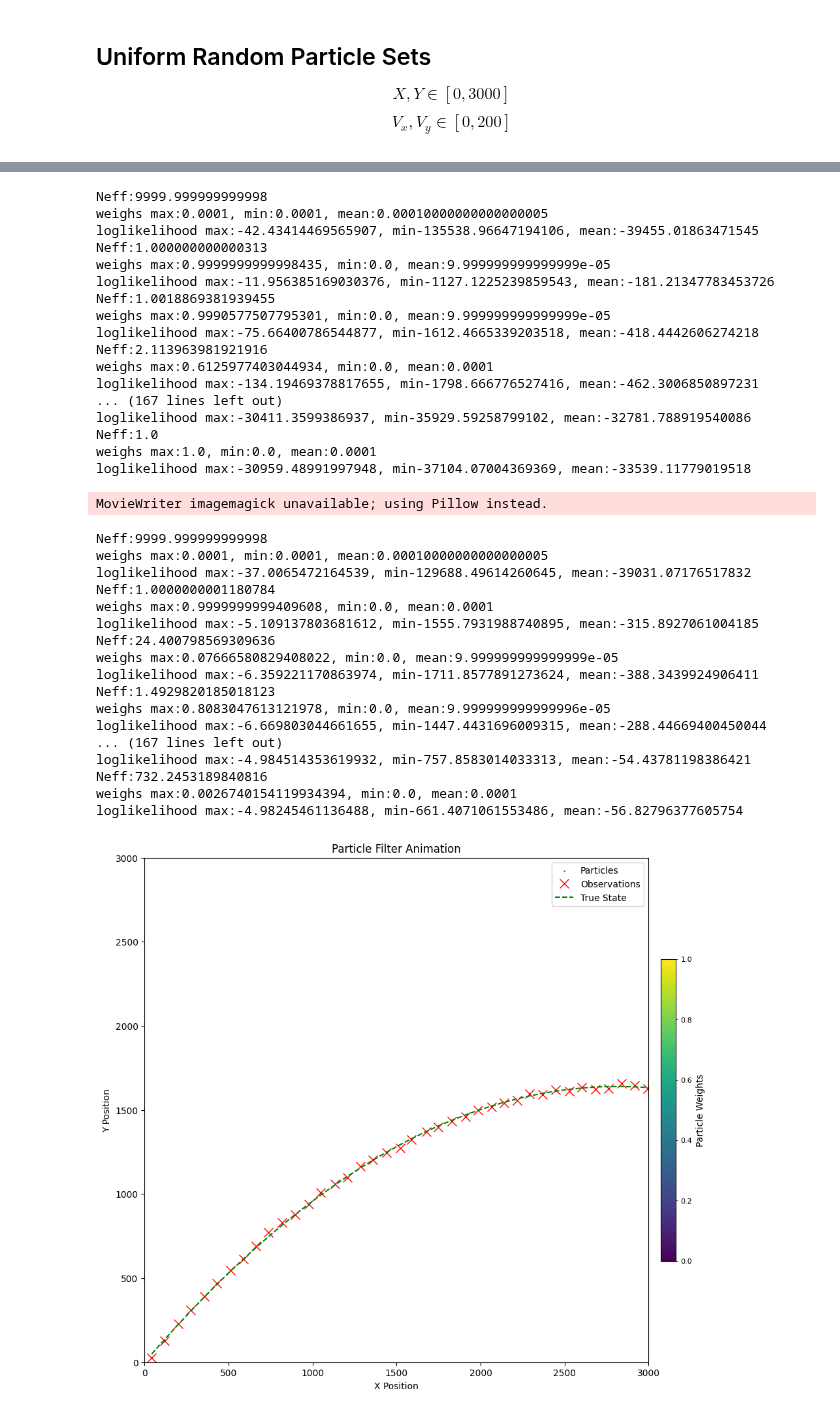
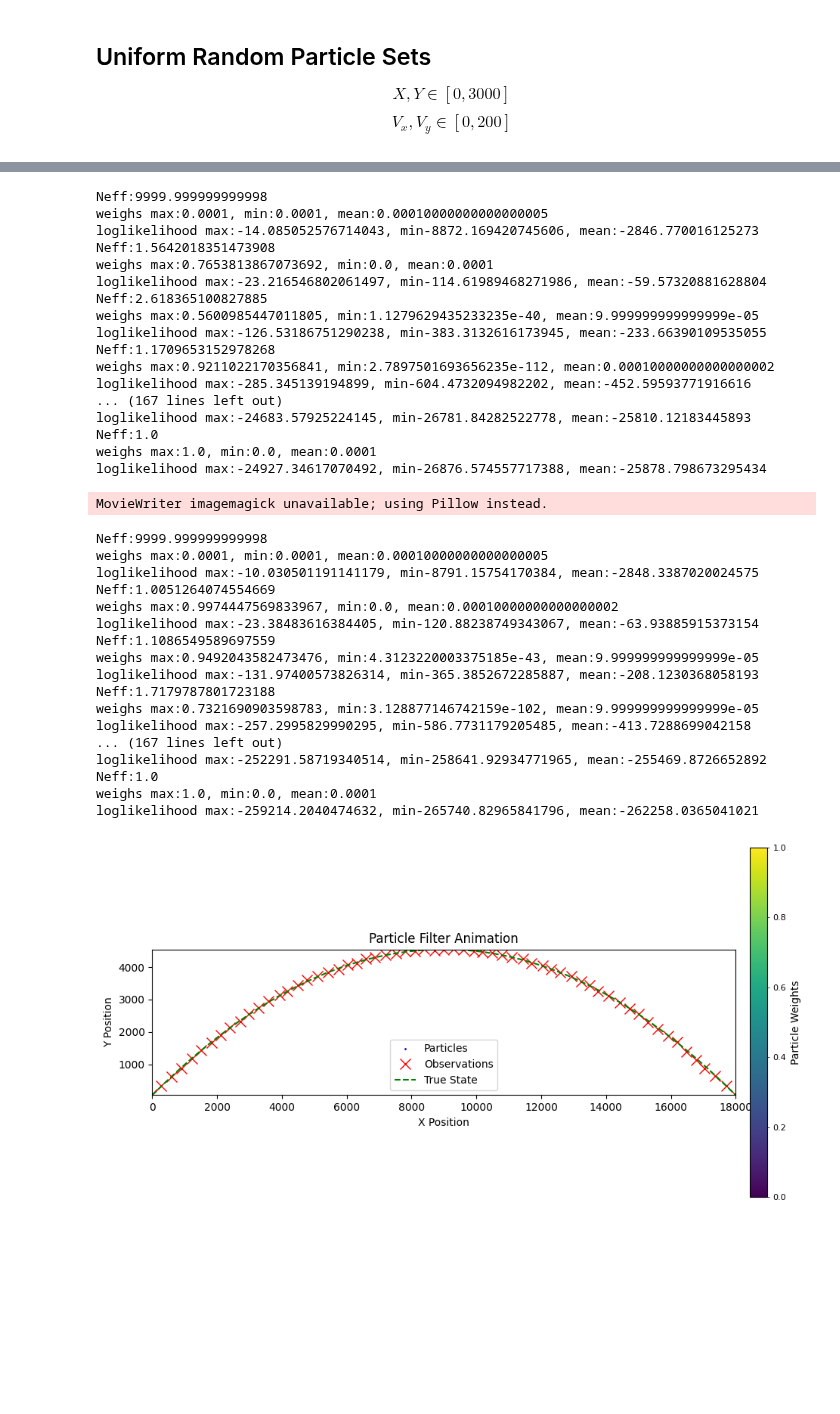
Before and after one commit to Horizon-42/particle_filter, a Jupyter notebook: run_partickle_filter.ipynb, the cells around one changed output, grey strips where cells are left out. Cells and saved outputs as stored; diff of their text form; code cells hidden in the pictures; blank space fills up the shorter version.

```diff
--- a/run_partickle_filter.ipynb
+++ b/run_partickle_filter.ipynb
@@ -16,10 +16,10 @@ from IPython.display import HTML
 from ball_throwing_simulator import BallThrowingSimulator
 # %%
 ball_num = 1
-# init_state = np.array([[0, 0], [50,30], [100,80], [100,80]])  # Initial state: [x, y, vx, vy]
-simulator = BallThrowingSimulator(delta_t=0.5, ball_num=ball_num, observation_variance=[10, 10])
+init_state = np.array([[0], [50], [300], [300]])  # Initial state: [x, y, vx, vy]
+simulator = BallThrowingSimulator(delta_t=1, init_state=init_state, ball_num=ball_num, observation_variance=[10, 10])
 # Simulate the motion and observations
-states, observations = simulator.simulate(time=30)
+states, observations = simulator.simulate(time=60)
 print(states.shape, observations.shape)
 # Show the simulated states and observations
 fig, ax = plt.subplots(figsize=(12, 12))
@@ -57,9 +58,9 @@ plt.show()
 # %%
 # 1. 初始化图表
 fig, ax = plt.subplots(figsize=(12, 12))
-ax.set_xlim(0, 3000)
-ax.set_ylim(0, 3000)
 ax.set_title('Particle Filter Animation')
+ax.set_xlim(0, np.max(states[:,0]))
+ax.set_ylim(np.min(states[:,1]), np.max(states[:,1]))
 ax.set_xlabel('X Position')
 ax.set_ylabel('Y Position')
 ax.set_aspect('equal', adjustable='box') # 保持坐标轴比例一致，避免椭圆变形
@@ -70,7 +71,8 @@ ax.set_aspect('equal', adjustable='box') # 保持坐标轴比例一致，避免
 # 注意：plt.plot 返回的是一个列表，需要解包
 probs_colormap = 'viridis'
 
-particles_scatter = ax.scatter([], [], s=[], alpha=0.5, c='blue', label='Particles')
+particles_scatter = ax.scatter([], [], s=[], alpha=1, c='blue', label='Particles')
+
 observations_plot, = ax.plot([], [], 'rx', markersize=10, label='Observations')
 true_state_plot, = ax.plot([], [], 'g--', label='True State') # 如果有真实状态
 
@@ -101,6 +103,7 @@ def update(frame):
     # 更新粒子的数据
     particles_scatter.set_offsets(particles)
     particles_scatter.set_color(colormaps.get_cmap(probs_colormap)(weights))
+    particles_scatter.set_sizes(np.ones(pf.N)*5)
 
     # 更新观测数据，只显示到当前帧为止的观测
     current_observations = observations[:min(frame + 1, observations.shape[0])]
@@ -109,58 +112,58 @@ def update(frame):
     # 更新真实状态数据（如果存在）
     if states is not None:
         current_states = states[:min(frame + 1, states.shape[0])]
         true_state_plot.set_data(current_states[:, 0], current_states[:, 1])
 
-
+    plt.savefig(f"outputs/frame_{frame:03.0f}.png")
 
     # 返回所有需要更新的图元
     return particles_scatter, observations_plot, true_state_plot
 
 # 3. 创建 FuncAnimation 对象
 # frames: 动画的总帧数，这里是观测的数量 + 1 (为了包含初始帧)
 # interval: 每帧之间的毫秒数
 # blit: True 可以优化性能，只重绘变化的图元
 ani = FuncAnimation(fig, update, frames=observations.shape[0] + 1, interval=100, blit=True)
 
 # 4. 显示动画
 # plt.show()
 HTML(ani.to_jshtml())
 
 ani.save('particle_filter_animation.gif', writer='imagemagick', fps=10)
 # %% [output]
 Neff:9999.999999999998
 weighs max:0.0001, min:0.0001, mean:0.00010000000000000005
-loglikelihood max:-42.43414469565907, min-135538.96647194106, mean:-39455.01863471545
-Neff:1.000000000000313
-weighs max:0.9999999999998435, min:0.0, mean:9.999999999999999e-05
-loglikelihood max:-11.956385169030376, min-1127.1225239859543, mean:-181.21347783453726
-Neff:1.0018869381939455
-weighs max:0.9990577507795301, min:0.0, mean:9.999999999999999e-05
-loglikelihood max:-75.66400786544877, min-1612.4665339203518, mean:-418.4442606274218
-Neff:2.113963981921916
-weighs max:0.6125977403044934, min:0.0, mean:0.0001
-loglikelihood max:-134.19469378817655, min-1798.666776527416, mean:-462.3006850897231
+loglikelihood max:-14.085052576714043, min-8872.169420745606, mean:-2846.770016125273
+Neff:1.5642018351473908
+weighs max:0.7653813867073692, min:0.0, mean:0.0001
+loglikelihood max:-23.216546802061497, min-114.61989468271986, mean:-59.57320881628804
+Neff:2.618365100827885
+weighs max:0.5600985447011805, min:1.1279629435233235e-40, mean:9.999999999999999e-05
+loglikelihood max:-126.53186751290238, min-383.3132616173945, mean:-233.66390109535055
+Neff:1.1709653152978268
+weighs max:0.9211022170356841, min:2.7897501693656235e-112, mean:0.00010000000000000002
+loglikelihood max:-285.345139194899, min-604.4732094982202, mean:-452.59593771916616
 ... (167 lines left out)
-loglikelihood max:-30411.3599386937, min-35929.59258799102, mean:-32781.788919540086
+loglikelihood max:-24683.57925224145, min-26781.84282522778, mean:-25810.12183445893
 Neff:1.0
 weighs max:1.0, min:0.0, mean:0.0001
-loglikelihood max:-30959.48991997948, min-37104.07004369369, mean:-33539.11779019518
+loglikelihood max:-24927.34617070492, min-26876.574557717388, mean:-25878.798673295434
 MovieWriter imagemagick unavailable; using Pillow instead.
 Neff:9999.999999999998
 weighs max:0.0001, min:0.0001, mean:0.00010000000000000005
-loglikelihood max:-37.0065472164539, min-129688.49614260645, mean:-39031.07176517832
-Neff:1.0000000001180784
-weighs max:0.9999999999409608, min:0.0, mean:0.0001
-loglikelihood max:-5.109137803681612, min-1555.7931988740895, mean:-315.8927061004185
-Neff:24.400798569309636
-weighs max:0.07666580829408022, min:0.0, mean:9.999999999999999e-05
-loglikelihood max:-6.359221170863974, min-1711.8577891273624, mean:-388.3439924906411
-Neff:1.4929820185018123
-weighs max:0.8083047613121978, min:0.0, mean:9.999999999999996e-05
-loglikelihood max:-6.669803044661655, min-1447.4431696009315, mean:-288.44669400450044
+loglikelihood max:-10.030501191141179, min-8791.15754170384, mean:-2848.3387020024575
+Neff:1.0051264074554669
+weighs max:0.9974447569833967, min:0.0, mean:0.00010000000000000002
+loglikelihood max:-23.38483616384405, min-120.88238749343067, mean:-63.93885915373154
+Neff:1.1086549589697559
+weighs max:0.9492043582473476, min:4.3123220003375185e-43, mean:9.999999999999999e-05
+loglikelihood max:-131.97400573826314, min-365.3852672285887, mean:-208.1230368058193
+Neff:1.7179787801723188
+weighs max:0.7321690903598783, min:3.128877146742159e-102, mean:9.999999999999999e-05
+loglikelihood max:-257.2995829990295, min-586.7731179205485, mean:-413.7288699042158
 ... (167 lines left out)
-loglikelihood max:-4.984514353619932, min-757.8583014033313, mean:-54.43781198386421
-Neff:732.2453189840816
-weighs max:0.0026740154119934394, min:0.0, mean:0.0001
-loglikelihood max:-4.98245461136488, min-661.4071061553486, mean:-56.82796377605754
+loglikelihood max:-252291.58719340514, min-258641.92934771965, mean:-255469.8726652892
+Neff:1.0
+weighs max:1.0, min:0.0, mean:0.0001
+loglikelihood max:-259214.2040474632, min-265740.82965841796, mean:-262258.0365041021
-[figure, old version]
+[figure, new version]
```
Also changed, not shown: parts of 2 cells of this notebook, 6 other files.
